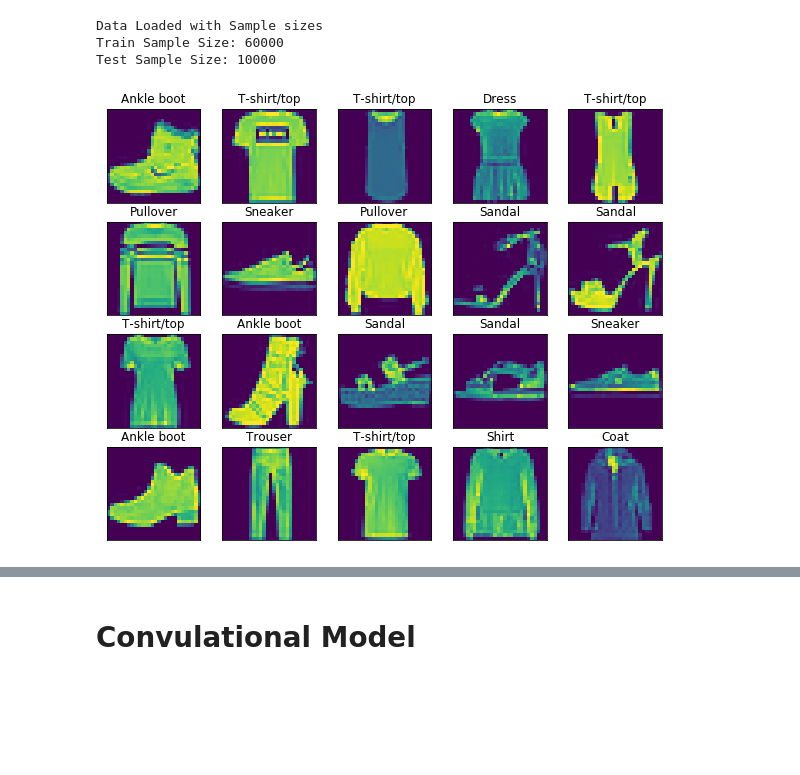
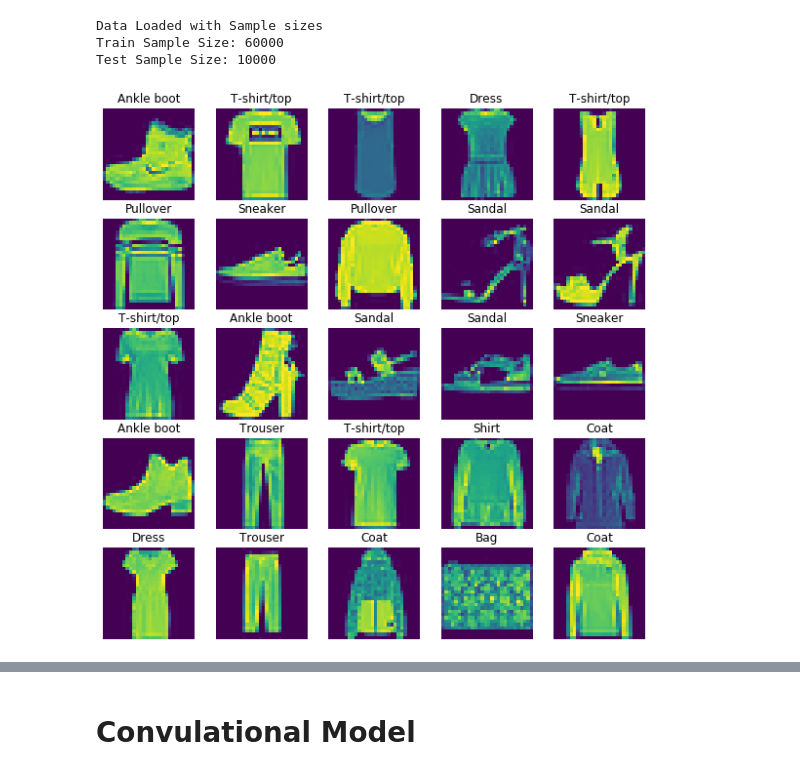
Before and after one commit to shivammehta007/Deep-Learning, a Jupyter notebook: Task 2 CNN.ipynb, the cells around one changed output, grey strips where cells are left out. Drawn from its saved outputs; the diff is of its cells as text; code cells hidden in the pictures; blank space fills up the shorter version.

```diff
--- a/Task 2 CNN.ipynb
+++ b/Task 2 CNN.ipynb
@@ -47,3 +75,33 @@ print(y_train[0])
+# %%
+# Helper Method to print first 25 elements
+
+
+def display_images(x_data, training_data=False):
+    target_dict = {
+     0: 'T-shirt/top',
+     1: 'Trouser',
+     2: 'Pullover',
+     3: 'Dress',
+     4: 'Coat',
+     5: 'Sandal',
+     6: 'Shirt',
+     7: 'Sneaker',
+     8: 'Bag',
+     9: 'Ankle boot',
+    }
+    if training_data:
+        x_data = x_data.reshape(15000,28,28)
+    else:
+        x_data = x_data.reshape(60000,28,28)
+
+    plt.figure(figsize=(10,10))
+    for i in range(0,25):
+        plt.subplot(5,5, i+1)
+        plt.imshow(x_data[i] )
+        plt.title( target_dict[(y_train[i]) ])
+        plt.axis('off')
+        plt.xticks([])
+        plt.yticks([])
 # %% [markdown]
 # MLP
 # %%
@@ -83,12 +128,6 @@ target_dict = {
-# %%
-plt.figure(figsize=(10,10))
-for i in range(0,20):
-    plt.subplot(5,5, i+1)
-    plt.imshow(x_train[i] )
-    plt.title( target_dict[(y_train[i]) ])
-    plt.xticks([])
-    plt.yticks([])
-# %% [output]
-[figure, removed]
+# %%
+display_images(x_train)
+# %% [output]
+[figure, added]
 # %%
 class MLPModel:
```
Also changed, not shown: parts of 48 cells of this notebook.
